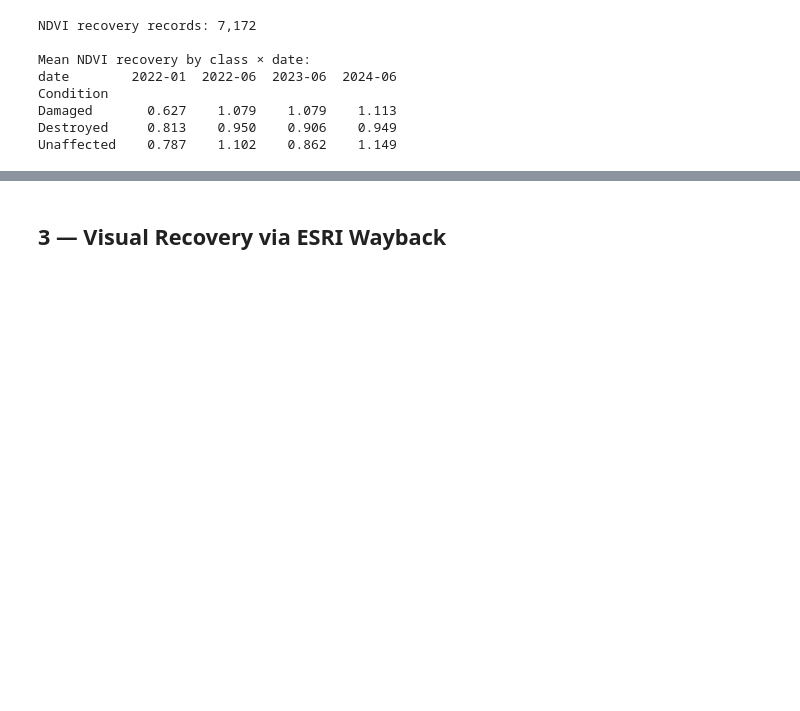
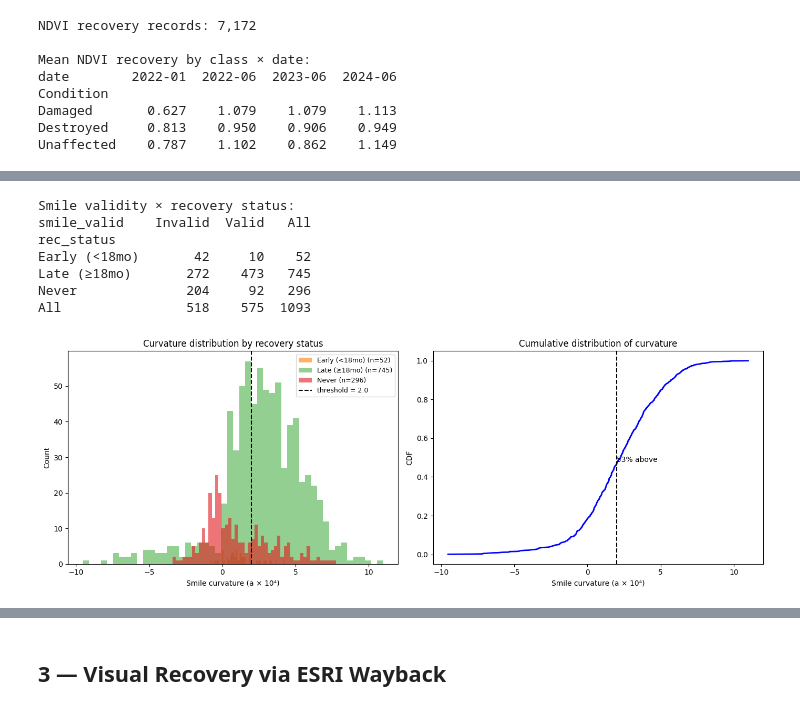
Before and after one commit to wwwdavid34/marshall_fire_explorer, a Jupyter notebook: notebooks/09_recovery_tracking.ipynb, the cells around one changed output, grey strips where cells are left out. Saved outputs shown, nothing was run; the diff lists cells and outputs as text; code cells hidden in the pictures; blank space fills up the shorter version.

```diff
--- a/notebooks/09_recovery_tracking.ipynb
+++ b/notebooks/09_recovery_tracking.ipynb
@@ -275,0 +776,52 @@ Unaffected    0.787    1.102    0.862    1.149
+# %%
+# Curvature distribution plot + cross-tab with recovery status
+
+recovery_det["rec_status"] = np.where(
+    recovery_det["recovery_months_post_fire"].isna(), "Never",
+    np.where(recovery_det["recovery_months_post_fire"] < 18, "Early (<18mo)", "Late (≥18mo)")
+)
+print("Smile validity × recovery status:")
+print(pd.crosstab(recovery_det["rec_status"], recovery_det["smile_valid"],
+                  margins=True).rename(columns={True: "Valid", False: "Invalid"}))
+
+fig, axes = plt.subplots(1, 2, figsize=(14, 5))
+
+ax = axes[0]
+colors = {"Early (<18mo)": "#ff7f00", "Late (≥18mo)": "#4daf4a", "Never": "#e41a1c"}
+for status in ["Early (<18mo)", "Late (≥18mo)", "Never"]:
+    sub = recovery_det[recovery_det["rec_status"] == status]
+    ax.hist(sub["smile_curvature"].dropna(), bins=50, alpha=0.6,
+            label=f"{status} (n={len(sub)})", color=colors[status])
+ax.axvline(CURVATURE_THRESHOLD, color="k", ls="--", lw=1.5,
+           label=f"threshold = {CURVATURE_THRESHOLD}")
+ax.set_xlabel("Smile curvature (a × 10⁴)")
+ax.set_ylabel("Count")
+ax.set_title("Curvature distribution by recovery status")
+ax.legend(fontsize=9)
+
+ax2 = axes[1]
+vals = recovery_det["smile_curvature"].dropna().sort_values().values
+cdf = np.arange(1, len(vals) + 1) / len(vals)
+ax2.plot(vals, cdf, "b-", lw=2)
+ax2.axvline(CURVATURE_THRESHOLD, color="k", ls="--", lw=1.5)
+frac_above = (vals >= CURVATURE_THRESHOLD).mean()
+ax2.annotate(f"{frac_above:.0%} above", xy=(CURVATURE_THRESHOLD, 1 - frac_above),
+             fontsize=10, ha="left", va="bottom")
+ax2.set_xlabel("Smile curvature (a × 10⁴)")
+ax2.set_ylabel("CDF")
+ax2.set_title("Cumulative distribution of curvature")
+
+plt.tight_layout()
+plt.savefig(DATA_RESULTS / "curvature_distribution.png", dpi=150, bbox_inches="tight")
+plt.show()
+
+recovery_det.drop(columns=["rec_status"], inplace=True)
+# %% [output]
+Smile validity × recovery status:
+smile_valid    Invalid  Valid   All
+rec_status
+Early (<18mo)       42     10    52
+Late (≥18mo)       272    473   745
+Never              204     92   296
+All                518    575  1093
+[figure, added]
```
Also changed, not shown: parts of 26 cells of this notebook, 51 other files.
